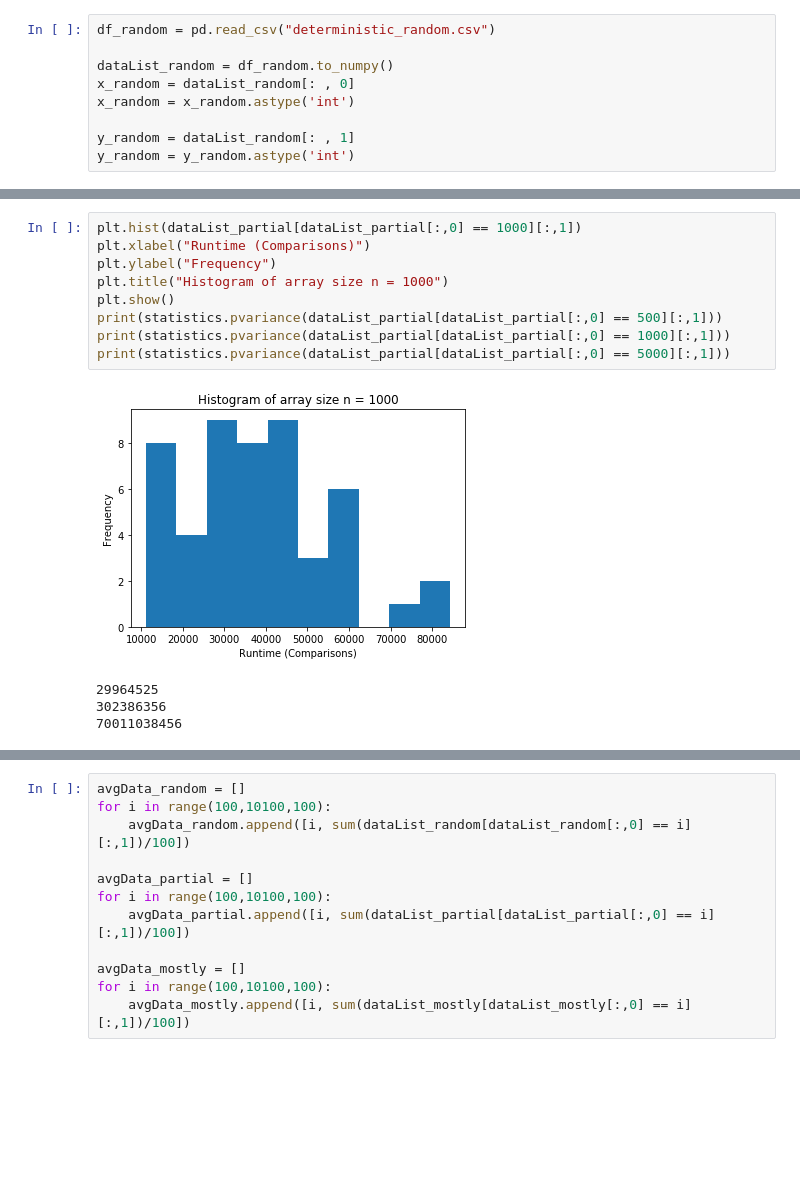
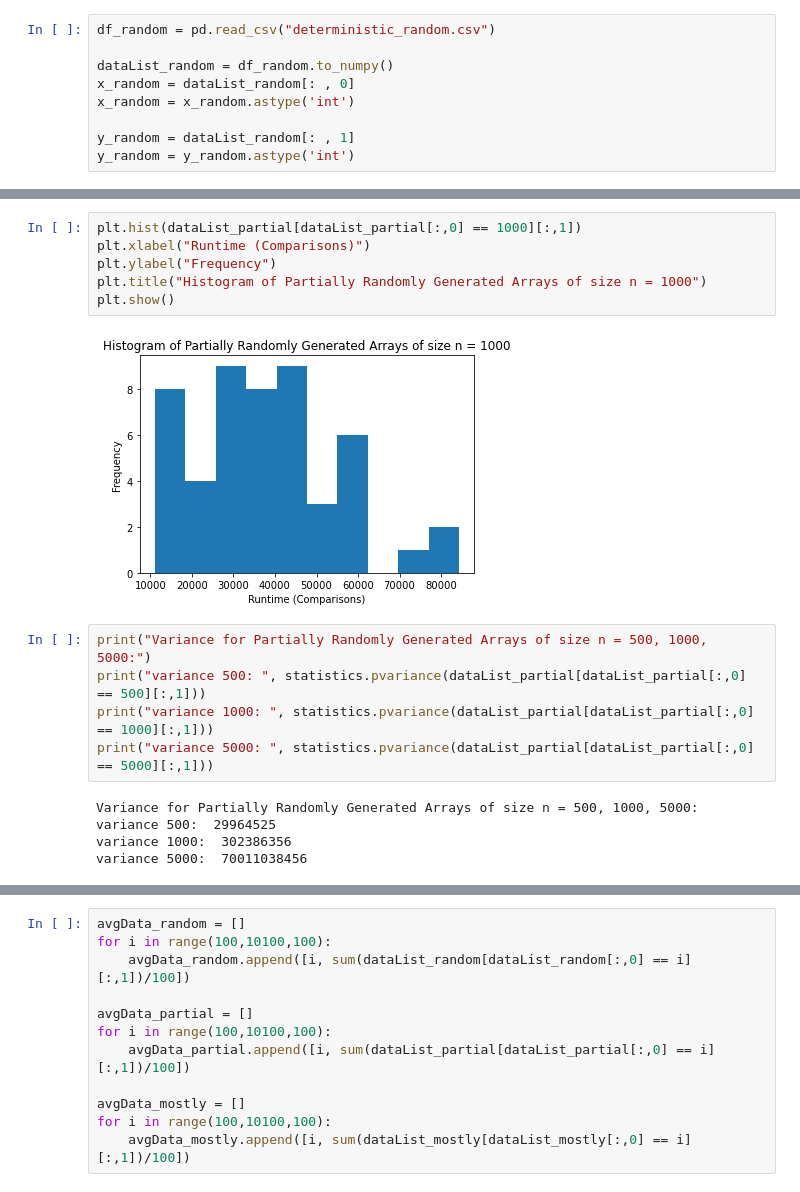
Before and after one commit to nathanielcrosby/QuickSort, a Jupyter notebook: deterministic_graph.ipynb, the cells around one changed output, grey strips where cells are left out. Drawn from its saved outputs; the diff is of its cells as text; blank space fills up the shorter version.

```diff
--- a/deterministic_graph.ipynb
+++ b/deterministic_graph.ipynb
@@ -50,14 +64,18 @@ print(statistics.pvariance(dataList_random[dataList_random[:,0] == 5000][:,1]))
+# %%
+plt.hist(dataList_partial[dataList_partial[:,0] == 1000][:,1])
+plt.xlabel("Runtime (Comparisons)")
+plt.ylabel("Frequency")
+plt.title("Histogram of Partially Randomly Generated Arrays of size n = 1000")
+plt.show()
+# %% [output]
+[figure, added]
 # %%
-plt.hist(dataList_partial[dataList_partial[:,0] == 1000][:,1])
-plt.xlabel("Runtime (Comparisons)")
-plt.ylabel("Frequency")
-plt.title("Histogram of array size n = 1000")
-plt.show()
-print(statistics.pvariance(dataList_partial[dataList_partial[:,0] == 500][:,1]))
-print(statistics.pvariance(dataList_partial[dataList_partial[:,0] == 1000][:,1]))
-print(statistics.pvariance(dataList_partial[dataList_partial[:,0] == 5000][:,1]))
+print("Variance for Partially Randomly Generated Arrays of size n = 500, 1000, 5000:")
+print("variance 500: ", statistics.pvariance(dataList_partial[dataList_partial[:,0] == 500][:,1]))
+print("variance 1000: ", statistics.pvariance(dataList_partial[dataList_partial[:,0] == 1000][:,1]))
+print("variance 5000: ", statistics.pvariance(dataList_partial[dataList_partial[:,0] == 5000][:,1]))
 # %% [output]
-[figure, removed]
-29964525
-302386356
-70011038456
+Variance for Partially Randomly Generated Arrays of size n = 500, 1000, 5000:
+variance 500:  29964525
+variance 1000:  302386356
+variance 5000:  70011038456
```
Also changed, not shown: parts of 7 cells of this notebook, 1 other file.
